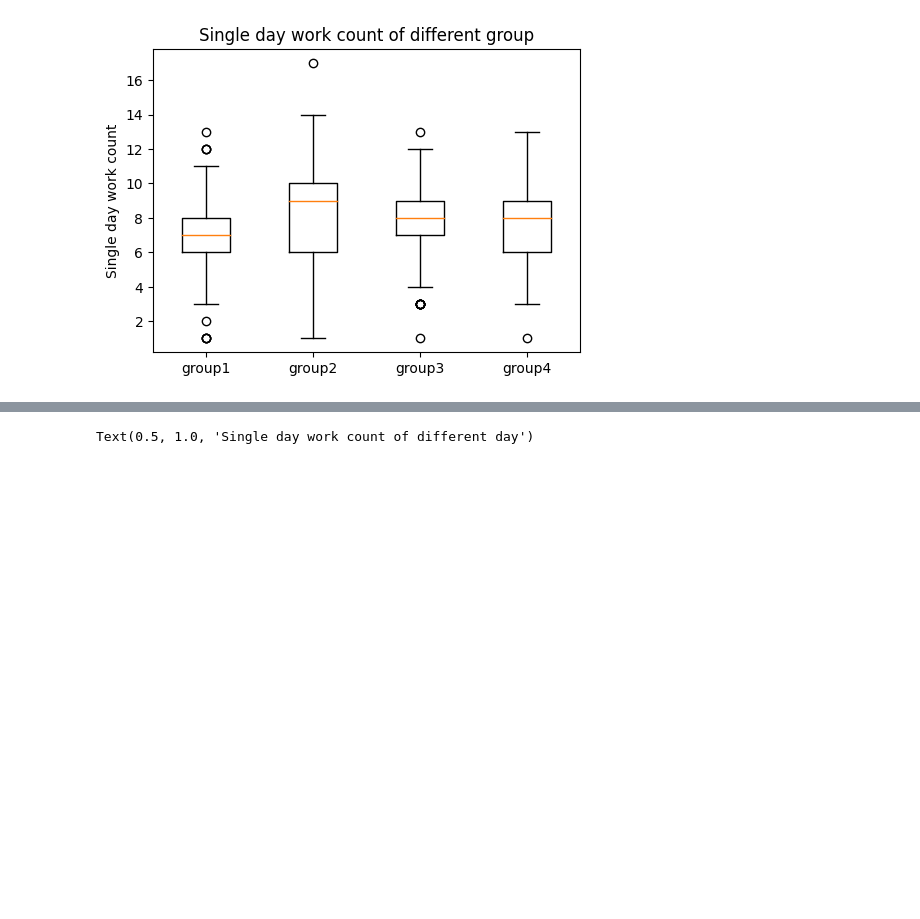
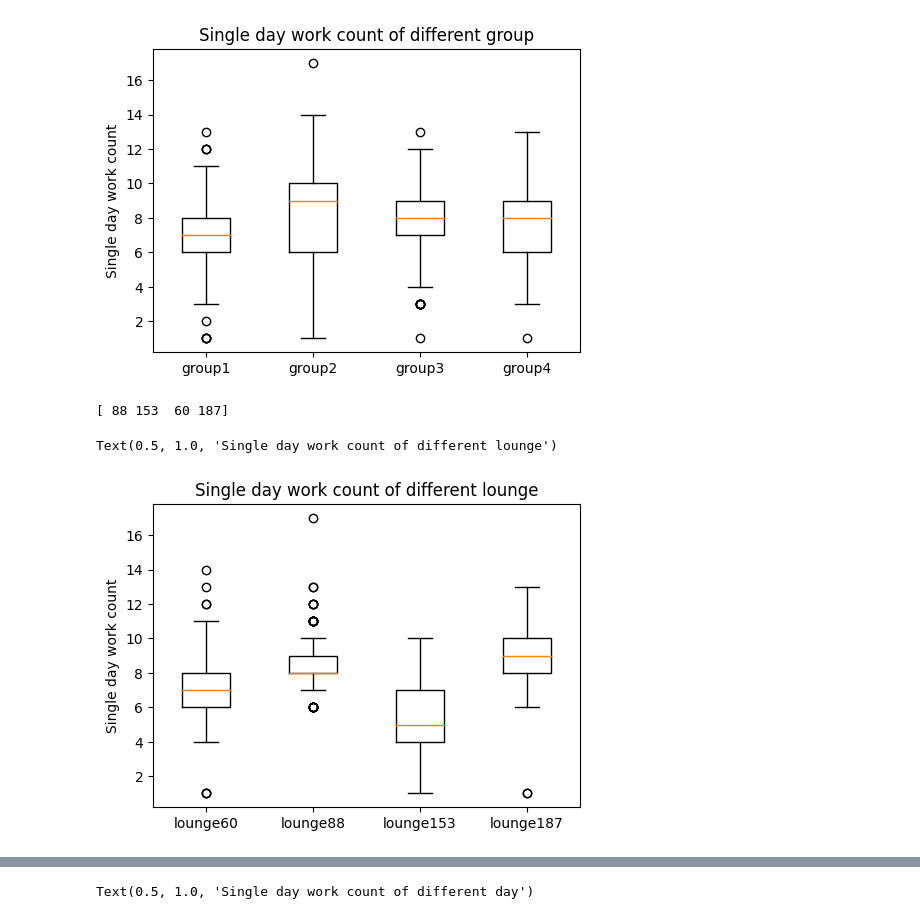
Before and after one commit to Yshen-group/proj_airport_bridge, a Jupyter notebook: notebooks/crew_validation.ipynb, the cells around one changed output, grey strips where cells are left out. Saved outputs shown, nothing was run; the diff lists cells and outputs as text; code cells hidden in the pictures; blank space fills up the shorter version.

```diff
--- a/notebooks/crew_validation.ipynb
+++ b/notebooks/crew_validation.ipynb
@@ -87,3 +96,18 @@ plt.title('Single day work count of different group')
 # %% [output]
 Text(0.5, 1.0, 'Single day work count of different group')
 [figure]
+# %%
+print(df['lounge'].unique())
+# %% [output]
+[ 88 153  60 187]
+# %%
+# 不同组别日工作量的分布
+plt.figure(figsize=(140*mm, 100*mm))
+lounge = [60,88,153,187]
+plt.boxplot([df[df['lounge'] == lounge[i-1]]['count'] for i in range(1, 5)])
+plt.xticks(range(1, 5), ['lounge' + str(lounge[i-1]) for i in range(1, 5)])
+plt.ylabel('Single day work count')
+plt.title('Single day work count of different lounge')
+# %% [output]
+Text(0.5, 1.0, 'Single day work count of different lounge')
+[figure, added]
```
Also changed, not shown: parts of 4 cells of this notebook, 4 other files.
